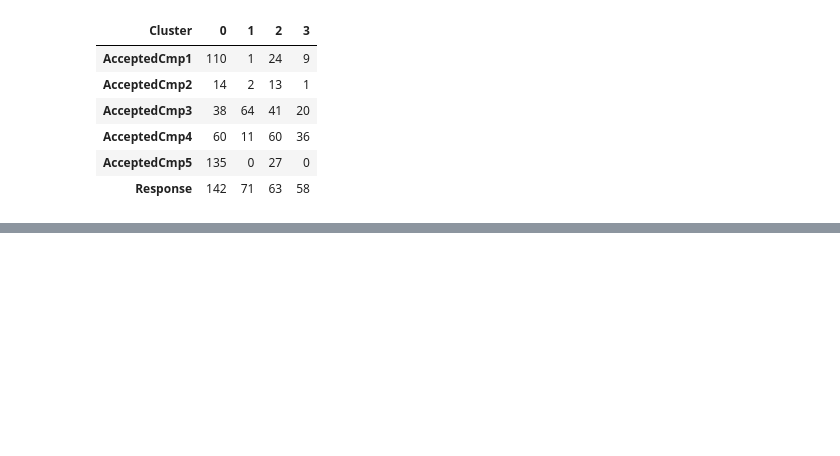
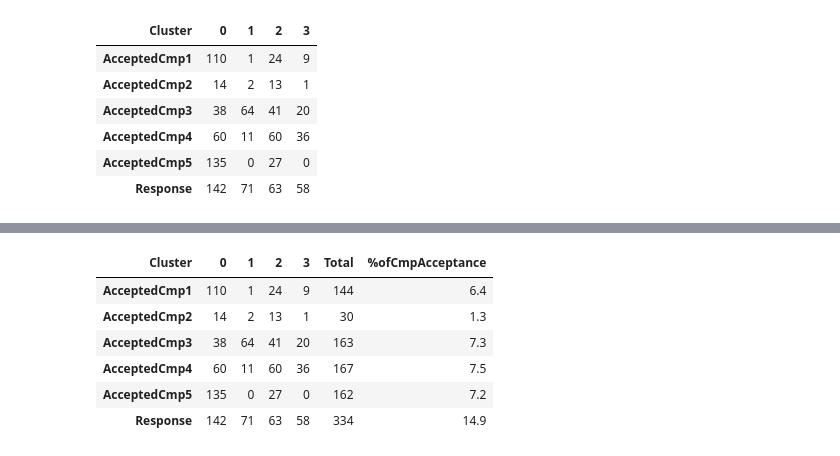
Before and after one commit to mariaperezdeayalas/Customer-Segmentation-Final-Project-, a Jupyter notebook: Notebooks/4. Marketing Campaigns Analysis.ipynb, the cells around one changed output, grey strips where cells are left out. Cells and saved outputs as stored; diff of their text form; code cells hidden in the pictures; blank space fills up the shorter version.

```diff
--- a/Notebooks/4. Marketing Campaigns Analysis.ipynb
+++ b/Notebooks/4. Marketing Campaigns Analysis.ipynb
@@ -63,3 +73,7 @@ df_graph0
 | AcceptedCmp4 | 60 | 11 | 60 | 36 |
 | AcceptedCmp5 | 135 | 0 | 27 | 0 |
 | Response | 142 | 71 | 63 | 58 |
+# %%
+df_graph1 = df_graph0.copy()
+df_graph1['Total'] = df_graph1[0] + df_graph1[1] + df_graph1[2] + df_graph1[3]
+df_graph1
@@ -65,0 +88,11 @@ df_graph0
+# %%
+df_graph1['%ofCmpAcceptance'] = round(df_graph1['Total'] / df.shape[0] * 100, 1)
+df_graph1
+# %% [output]
+| Cluster | 0 | 1 | 2 | 3 | Total | %ofCmpAcceptance |
+| AcceptedCmp1 | 110 | 1 | 24 | 9 | 144 | 6.4 |
+| AcceptedCmp2 | 14 | 2 | 13 | 1 | 30 | 1.3 |
+| AcceptedCmp3 | 38 | 64 | 41 | 20 | 163 | 7.3 |
+| AcceptedCmp4 | 60 | 11 | 60 | 36 | 167 | 7.5 |
+| AcceptedCmp5 | 135 | 0 | 27 | 0 | 162 | 7.2 |
+| Response | 142 | 71 | 63 | 58 | 334 | 14.9 |
```
Also changed, not shown: parts of 16 cells of this notebook, 1 other file.
